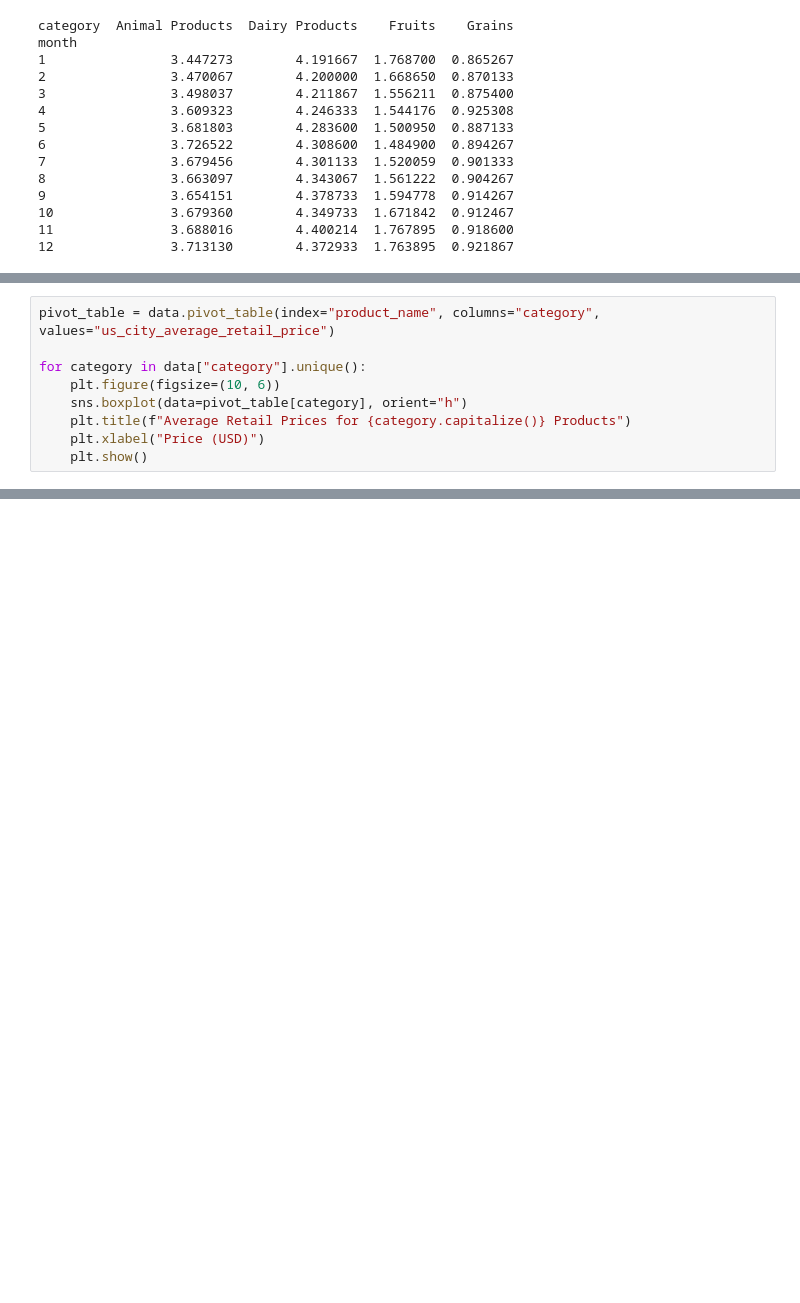
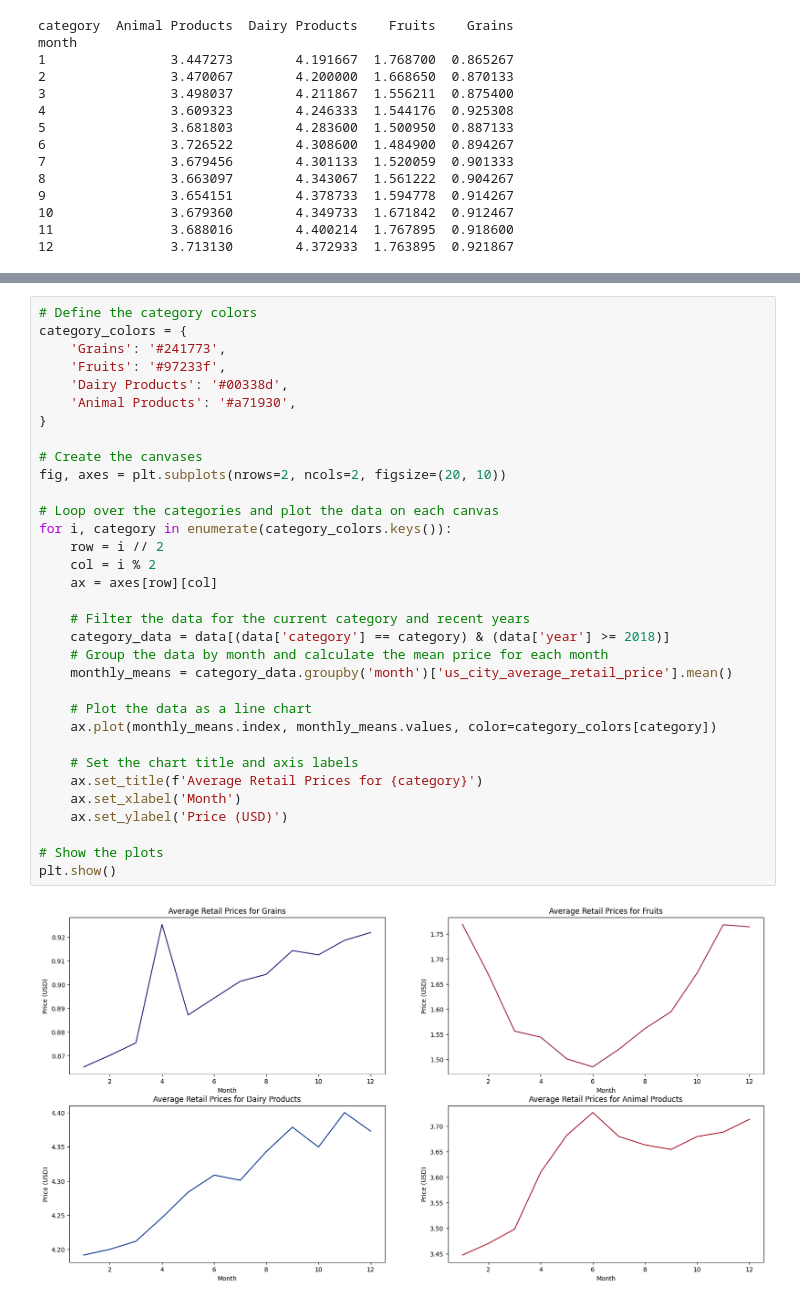
Before and after one commit to Neatherblok/Data_Mavericks_2023, a Jupyter notebook: Solutions/Task_2/Solution_Task2.ipynb, the cells around one changed output, grey strips where cells are left out. Saved outputs shown, nothing was run; the diff lists cells and outputs as text; blank space fills up the shorter version.

```diff
--- a/Solutions/Task_2/Solution_Task2.ipynb
+++ b/Solutions/Task_2/Solution_Task2.ipynb
@@ -84,9 +75,0 @@ plt.show()
-# %%
-pivot_table = data.pivot_table(index="product_name", columns="category", values="us_city_average_retail_price")
-
-for category in data["category"].unique():
-    plt.figure(figsize=(10, 6))
-    sns.boxplot(data=pivot_table[category], orient="h")
-    plt.title(f"Average Retail Prices for {category.capitalize()} Products")
-    plt.xlabel("Price (USD)")
-    plt.show()
@@ -97,0 +76,35 @@ for category in data["category"].unique():
+# %%
+# Define the category colors
+category_colors = {
+    'Grains': '#241773',
+    'Fruits': '#97233f',
+    'Dairy Products': '#00338d',
+    'Animal Products': '#a71930',
+}
+
+# Create the canvases
+fig, axes = plt.subplots(nrows=2, ncols=2, figsize=(20, 10))
+
+# Loop over the categories and plot the data on each canvas
+for i, category in enumerate(category_colors.keys()):
+    row = i // 2
+    col = i % 2
+    ax = axes[row][col]
+
+    # Filter the data for the current category and recent years
+    category_data = data[(data['category'] == category) & (data['year'] >= 2018)]
+    # Group the data by month and calculate the mean price for each month
+    monthly_means = category_data.groupby('month')['us_city_average_retail_price'].mean()
+
+    # Plot the data as a line chart
+    ax.plot(monthly_means.index, monthly_means.values, color=category_colors[category])
+
+    # Set the chart title and axis labels
+    ax.set_title(f'Average Retail Prices for {category}')
+    ax.set_xlabel('Month')
+    ax.set_ylabel('Price (USD)')
+
+# Show the plots
+plt.show()
+# %% [output]
+[figure, added]
```
Also changed, not shown: parts of 3 cells of this notebook.
